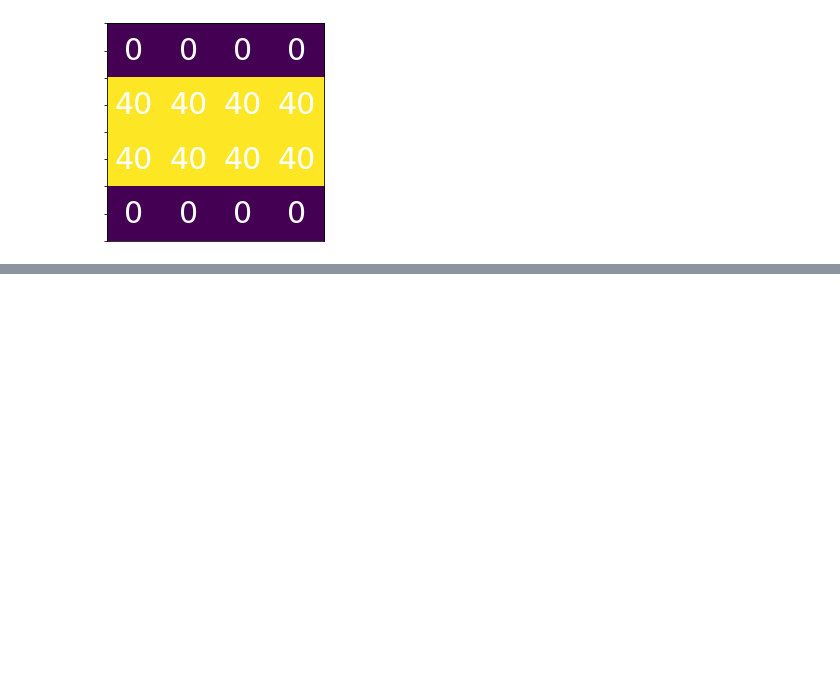
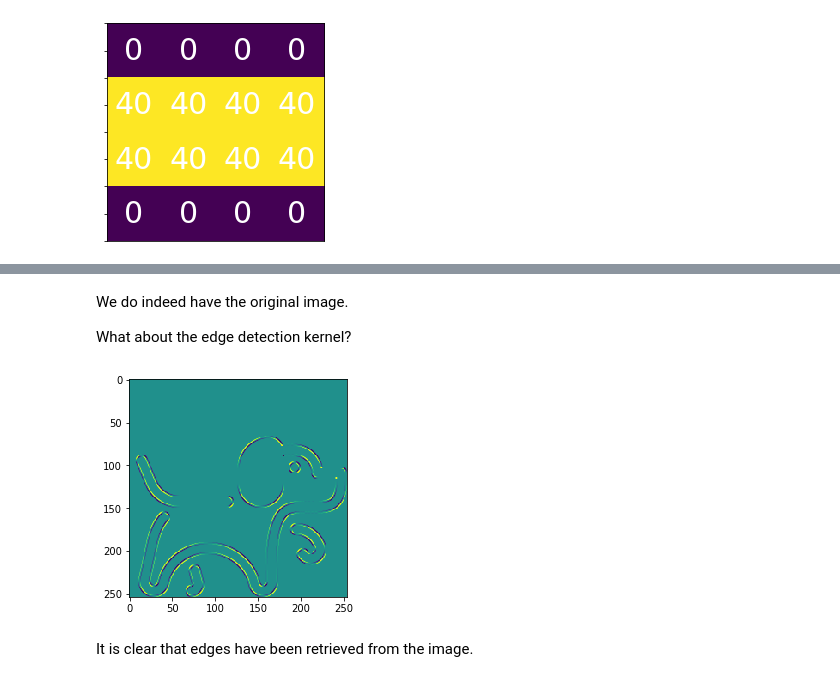
Before and after one commit to JakobGM/visual-intelligence, a Jupyter notebook: numerical_examples/cnn-propagation.ipynb, the cells around one changed output, grey strips where cells are left out. Drawn from its saved outputs; the diff is of its cells as text; code cells hidden in the pictures; blank space fills up the shorter version.

```diff
--- a/numerical_examples/cnn-propagation.ipynb
+++ b/numerical_examples/cnn-propagation.ipynb
@@ -117,0 +206,12 @@ cnn.plot_matrix(max_pool.pool(input_))
+# %% [markdown]
+We do indeed have the original image.
+
+What about the edge detection kernel?
+# %%
+edge_detection_kernel = cnn.Kernel(weights=[[1, 0, -1], [0, 0,  0], [-1, 0, 1]])
+edge_detection = edge_detection_kernel.convolute(dog, stride=(1, 1))
+plt.imshow(edge_detection);
+# %% [output]
+[figure, added]
+# %% [markdown]
+It is clear that edges have been retrieved from the image.
```
Also changed, not shown: parts of 71 cells of this notebook, 1 other file.
